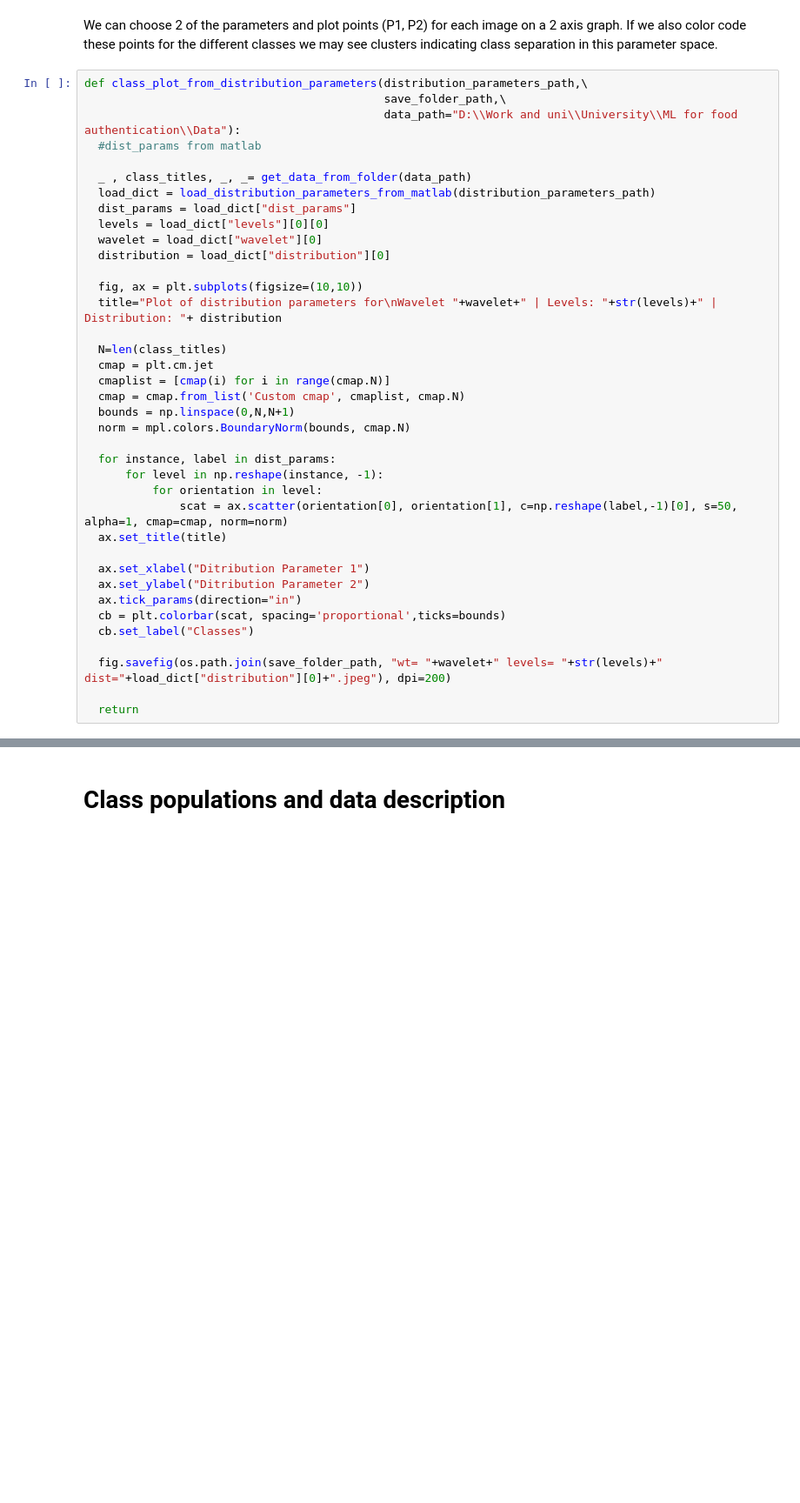
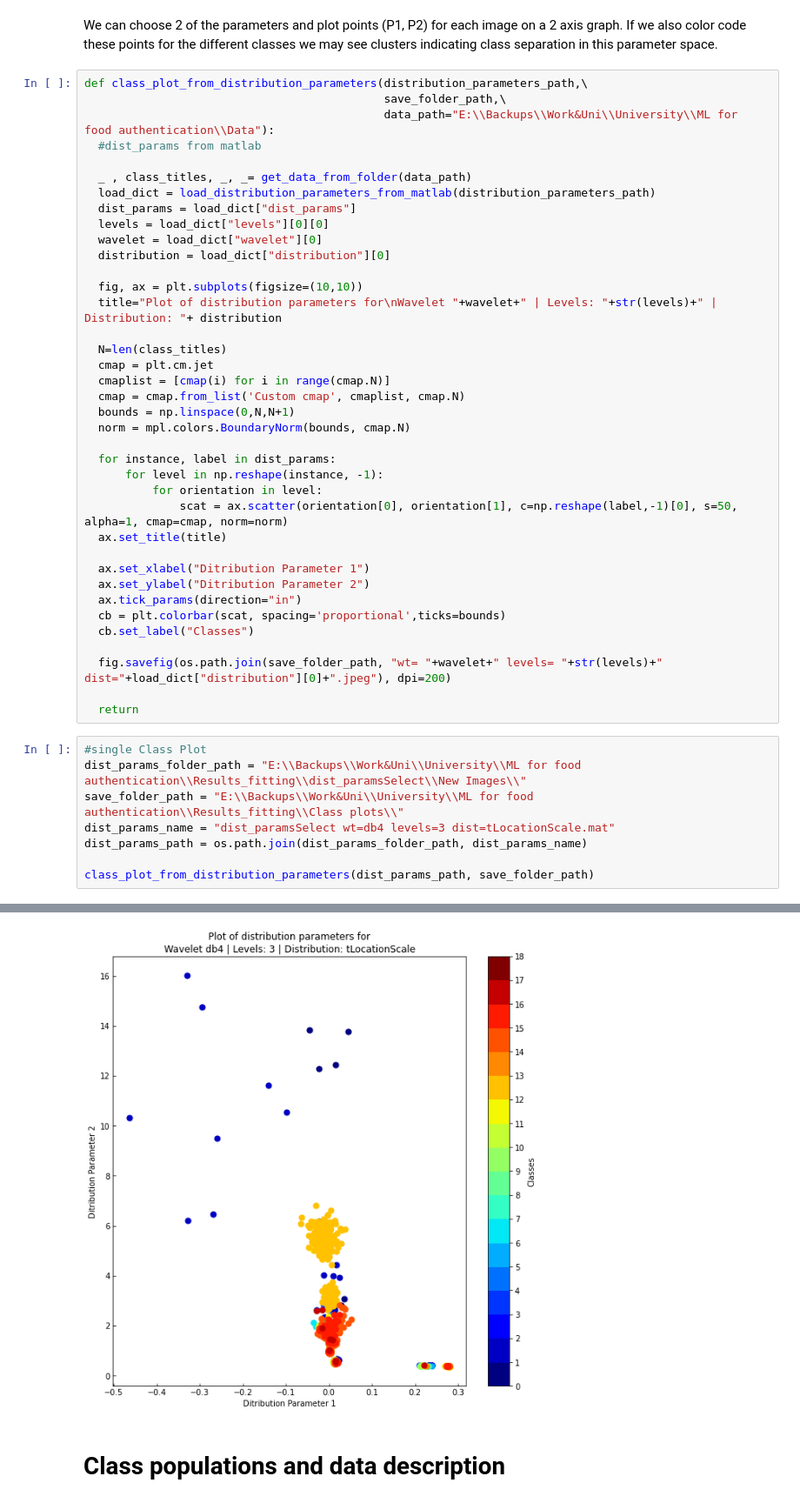
Before and after one commit to papandreas42/MLforHoney, a Jupyter notebook: SVM with Matlab.ipynb, the cells around one changed output, grey strips where cells are left out. Shown at 87% size. Saved outputs shown, nothing was run; the diff lists cells and outputs as text; blank space fills up the shorter version.

```diff
--- a/SVM with Matlab.ipynb
+++ b/SVM with Matlab.ipynb
@@ -232,7 +241,7 @@ We can choose 2 of the parameters and plot points (P1, P2) for each image on a 2
 # %%
 def class_plot_from_distribution_parameters(distribution_parameters_path,\
                                             save_folder_path,\
-                                            data_path="D:\\Work and uni\\University\\ML for food authentication\\Data"):
+                                            data_path="E:\\Backups\\Work&Uni\\University\\ML for food authentication\\Data"):
   #dist_params from matlab
 
   _ , class_titles, _, _= get_data_from_folder(data_path)
@@ -267,3 +276,12 @@ def class_plot_from_distribution_parameters(distribution_parameters_path,\
   fig.savefig(os.path.join(save_folder_path, "wt= "+wavelet+" levels= "+str(levels)+" dist="+load_dict["distribution"][0]+".jpeg"), dpi=200)
 
   return
+# %%
+#single Class Plot
+dist_params_folder_path = "E:\\Backups\\Work&Uni\\University\\ML for food authentication\\Results_fitting\\dist_paramsSelect\\New Images\\"
+save_folder_path = "E:\\Backups\\Work&Uni\\University\\ML for food authentication\\Results_fitting\\Class plots\\"
+dist_params_name = "dist_paramsSelect wt=db4 levels=3 dist=tLocationScale.mat"
+dist_params_path = os.path.join(dist_params_folder_path, dist_params_name)
+
+class_plot_from_distribution_parameters(dist_params_path, save_folder_path)
+# %% [output]
@@ -270,3 +291,4 @@ def class_plot_from_distribution_parameters(distribution_parameters_path,\
+[figure, added]
 # %% [markdown]
 # Class populations and data description
 # %%
```
Also changed, not shown: parts of 17 cells of this notebook.
